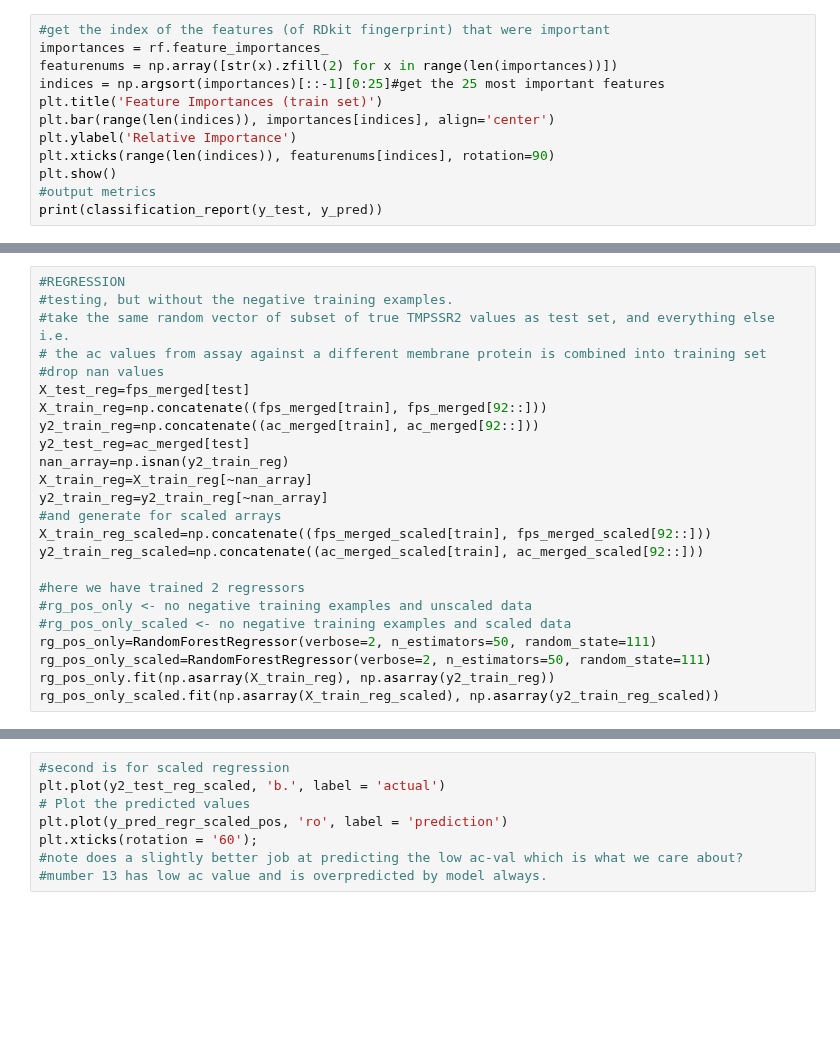
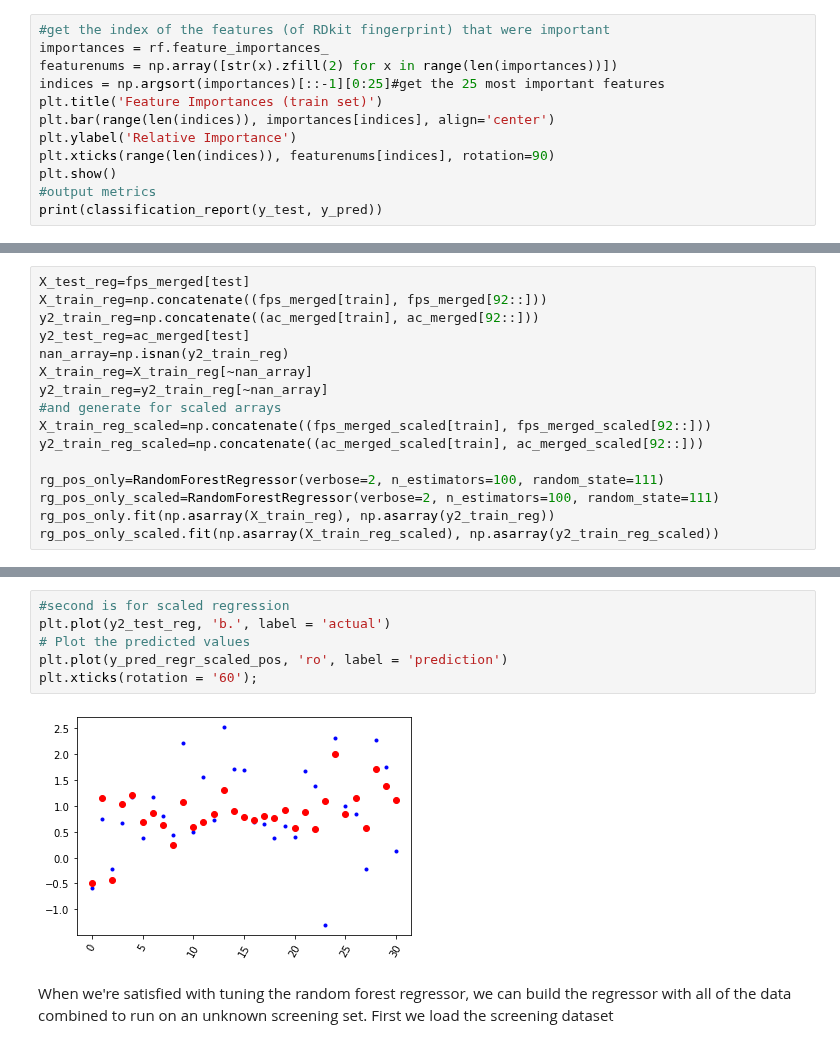
Before and after one commit to srensi/tmprss2, a Jupyter notebook: notebooks/random_forest_clean.ipynb, the cells around one changed output, grey strips where cells are left out. Drawn from its saved outputs; the diff is of its cells as text; blank space fills up the shorter version.

```diff
--- a/notebooks/random_forest_clean.ipynb
+++ b/notebooks/random_forest_clean.ipynb
@@ -117,9 +119,4 @@ print(classification_report(y_test, y_pred))
 # %%
-#REGRESSION
-#testing, but without the negative training examples.
-#take the same random vector of subset of true TMPSSR2 values as test set, and everything else i.e.
-# the ac values from assay against a different membrane protein is combined into training set
-#drop nan values
 X_test_reg=fps_merged[test]
 X_train_reg=np.concatenate((fps_merged[train], fps_merged[92::]))
 y2_train_reg=np.concatenate((ac_merged[train], ac_merged[92::]))
@@ -131,10 +128,7 @@ y2_train_reg=y2_train_reg[~nan_array]
 X_train_reg_scaled=np.concatenate((fps_merged_scaled[train], fps_merged_scaled[92::]))
 y2_train_reg_scaled=np.concatenate((ac_merged_scaled[train], ac_merged_scaled[92::]))
 
-#here we have trained 2 regressors
-#rg_pos_only <- no negative training examples and unscaled data
-#rg_pos_only_scaled <- no negative training examples and scaled data
-rg_pos_only=RandomForestRegressor(verbose=2, n_estimators=50, random_state=111)
-rg_pos_only_scaled=RandomForestRegressor(verbose=2, n_estimators=50, random_state=111)
+rg_pos_only=RandomForestRegressor(verbose=2, n_estimators=100, random_state=111)
+rg_pos_only_scaled=RandomForestRegressor(verbose=2, n_estimators=100, random_state=111)
 rg_pos_only.fit(np.asarray(X_train_reg), np.asarray(y2_train_reg))
 rg_pos_only_scaled.fit(np.asarray(X_train_reg_scaled), np.asarray(y2_train_reg_scaled))
@@ -174,8 +228,10 @@ plt.xticks(rotation = '60');
 # %%
 #second is for scaled regression
-plt.plot(y2_test_reg_scaled, 'b.', label = 'actual')
+plt.plot(y2_test_reg, 'b.', label = 'actual')
 # Plot the predicted values
 plt.plot(y_pred_regr_scaled_pos, 'ro', label = 'prediction')
 plt.xticks(rotation = '60');
-#note does a slightly better job at predicting the low ac-val which is what we care about?
-#mumber 13 has low ac value and is overpredicted by model always.
+# %% [output]
+[figure, added]
+# %% [markdown]
+When we're satisfied with tuning the random forest regressor, we can build the regressor with all of the data combined to run on an unknown screening set.  First we load the screening dataset
```
Also changed, not shown: parts of 31 cells of this notebook.
